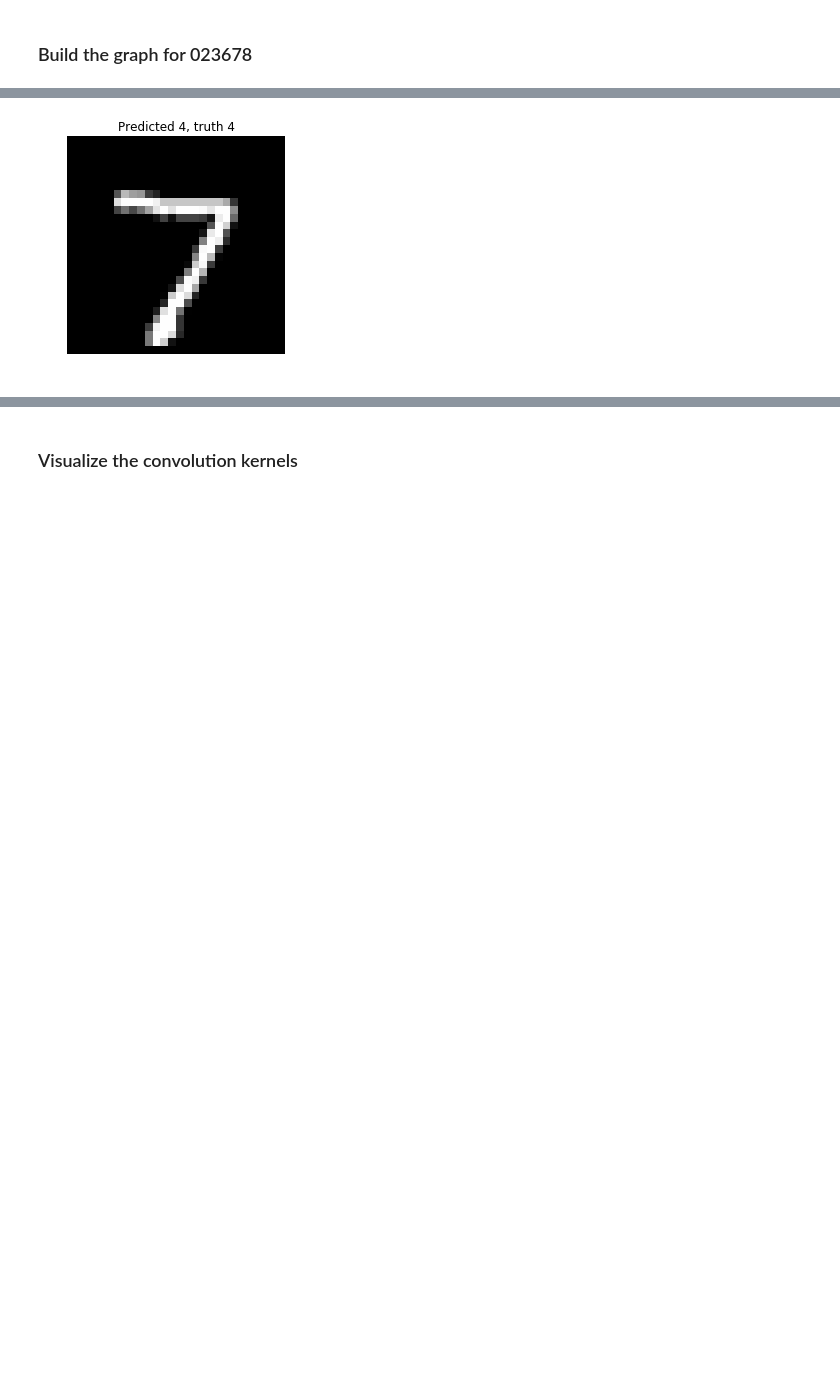
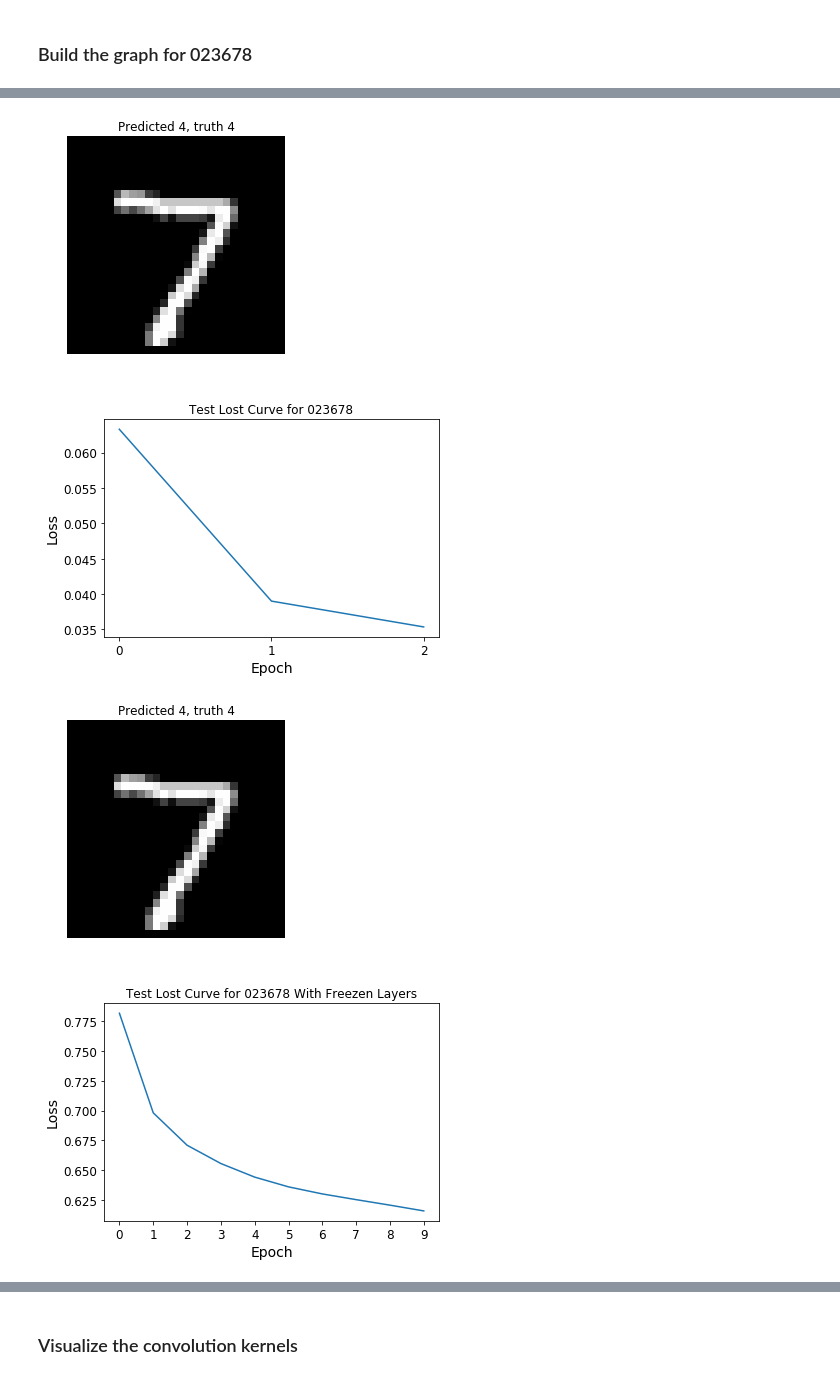
Before and after one commit to xuan-li/ComputerVision, a Jupyter notebook: HW6-CNNsAndTransferLearning/mnist_transfer_learningskeleton.ipynb, the cells around one changed output, grey strips where cells are left out. Drawn from its saved outputs; the diff is of its cells as text; code cells hidden in the pictures; blank space fills up the shorter version.

```diff
--- a/HW6-CNNsAndTransferLearning/mnist_transfer_learningskeleton.ipynb
+++ b/HW6-CNNsAndTransferLearning/mnist_transfer_learningskeleton.ipynb
@@ -303,6 +312,10 @@ with tf.name_scope("train_023678"):
     optimizer = tf.train.AdamOptimizer(name="adam_023678")
     training_op = optimizer.minimize(loss)
 
+with tf.name_scope("train_023678_freezen"):
+    train_vars = tf.get_collection(tf.GraphKeys.TRAINABLE_VARIABLES, scope="fc2_023678|softmax_023678")
+    training_op_freezen = optimizer.minimize(loss, var_list=train_vars)
+
 with tf.name_scope("eval_023678"):
     correct = tf.nn.in_top_k(logits, y, 1)
     accuracy = tf.reduce_mean(tf.cast(correct, tf.float32))
@@ -315,12 +328,14 @@ with tf.name_scope("init_023678"):
 # %%
 n_epochs = 3
 batch_size = 10
-loss_values = []
+
+
+test_loss_023678 = []
 print("Training 023678...")
 with tf.Session() as sess:
     init.run()
     batched_dataset = dataset_023678_train.batch(batch_size)
-
+    #test_loss_023678.append(sess.run(loss, feed_dict={X: X_023678_test, y: y_023678_test, in_training: False}))
     iterator = batched_dataset.make_initializable_iterator()
     next_batch = iterator.get_next()
 
@@ -332,8 +347,7 @@ with tf.Session() as sess:
         while True:
             try:
                 X_batch, y_batch = sess.run(next_batch)
-                _,training_loss = sess.run([training_op, loss], feed_dict={X: X_batch, y: y_batch, in_training:True})
-                loss_values.append(training_loss)
+                sess.run(training_op, feed_dict={X: X_batch, y: y_batch, in_training:True})
 
             except tf.errors.OutOfRangeError:
                 # finished running through dataset
@@ -341,6 +355,7 @@ with tf.Session() as sess:
 
         acc_train = accuracy.eval(feed_dict={X: X_023678_train, y: y_023678_train, in_training: False})
         acc_test = accuracy.eval(feed_dict={X: X_023678_test, y: y_023678_test, in_training: False})
+        test_loss_023678.append(sess.run(loss, feed_dict={X: X_023678_test, y: y_023678_test, in_training: False}))
         print(epoch, "Train accuracy:", acc_train, "Test accuracy:", acc_test)
 
     print("Finished training")
@@ -348,6 +363,63 @@ with tf.Session() as sess:
     # for example
     inferred = sess.run(Y_proba, feed_dict={X: [X_023678_test[0]], in_training: False})
     plot_image(X_023678_test[0].reshape(28,28), "Predicted %d, truth %d"%(np.argmax(inferred), y_023678_test[0]))
+
+print("Loss curve for 023678")
+plt.subplots()
+plt.xlabel('Epoch')
+plt.ylabel('Loss')
+plt.title('Test Lost Curve for 023678')
+plt.plot(test_loss_023678)
+plt.xticks(range(len(test_loss_023678)))
+
+
+#####################################################
+
+# Session with freezen layers ...
+
+test_loss_023678_freezen = []
+n_epochs = 10
+print("Training 023678 with freezen layers...")
+with tf.Session() as sess:
+    init.run()
+    batched_dataset = dataset_023678_train.batch(batch_size)
+    #test_loss_023678_freezen.append(sess.run(loss, feed_dict={X: X_023678_test, y: y_023678_test, in_training: False}))
+    iterator = batched_dataset.make_initializable_iterator()
+    next_batch = iterator.get_next()
+
+    saver.restore(sess, "./my_model_1459.ckpt")
+
+    for epoch in range(n_epochs):
+        sess.run(iterator.initializer)
+
+        while True:
+            try:
+                X_batch, y_batch = sess.run(next_batch)
+                sess.run(training_op_freezen, feed_dict={X: X_batch, y: y_batch, in_training:True})
+
+            except tf.errors.OutOfRangeError:
+                # finished running through dataset
+                break
+
+        acc_train = accuracy.eval(feed_dict={X: X_023678_train, y: y_023678_train, in_training: False})
+        acc_test = accuracy.eval(feed_dict={X: X_023678_test, y: y_023678_test, in_training: False})
+        test_loss_023678_freezen.append(sess.run(loss, feed_dict={X: X_023678_test, y: y_023678_test, in_training: False}))
+        print(epoch, "Train accuracy:", acc_train, "Test accuracy:", acc_test)
+
+    print("Finished training")
+
+    # for example
+    inferred = sess.run(Y_proba, feed_dict={X: [X_023678_test[0]], in_training: False})
+    plot_image(X_023678_test[0].reshape(28,28), "Predicted %d, truth %d"%(np.argmax(inferred), y_023678_test[0]))
+
+
+print("Loss curve for 023678 with freezen layers")
+plt.subplots()
+plt.xlabel('Epoch')
+plt.ylabel('Loss')
+plt.title('Test Lost Curve for 023678 With Frozen Layers')
+plt.plot(test_loss_023678_freezen)
+plt.xticks(range(len(test_loss_023678_freezen)))
 # %% [output]
 Training 023678...
 INFO:tensorflow:Restoring parameters from ./my_model_1459.ckpt
@@ -358 +452,4 @@ Finished training
 [figure]
+[figure, added]
+[figure, added]
+[figure, added]
```
Also changed, not shown: parts of 22 cells of this notebook, 1 other file.
